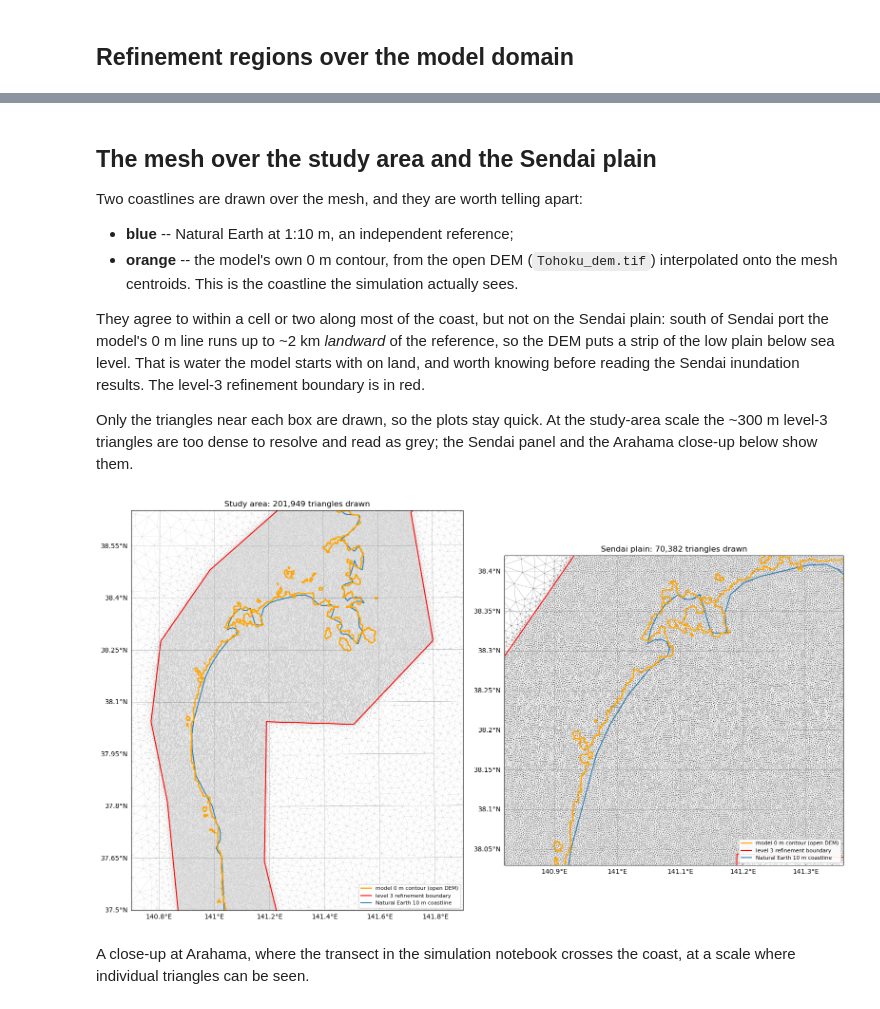
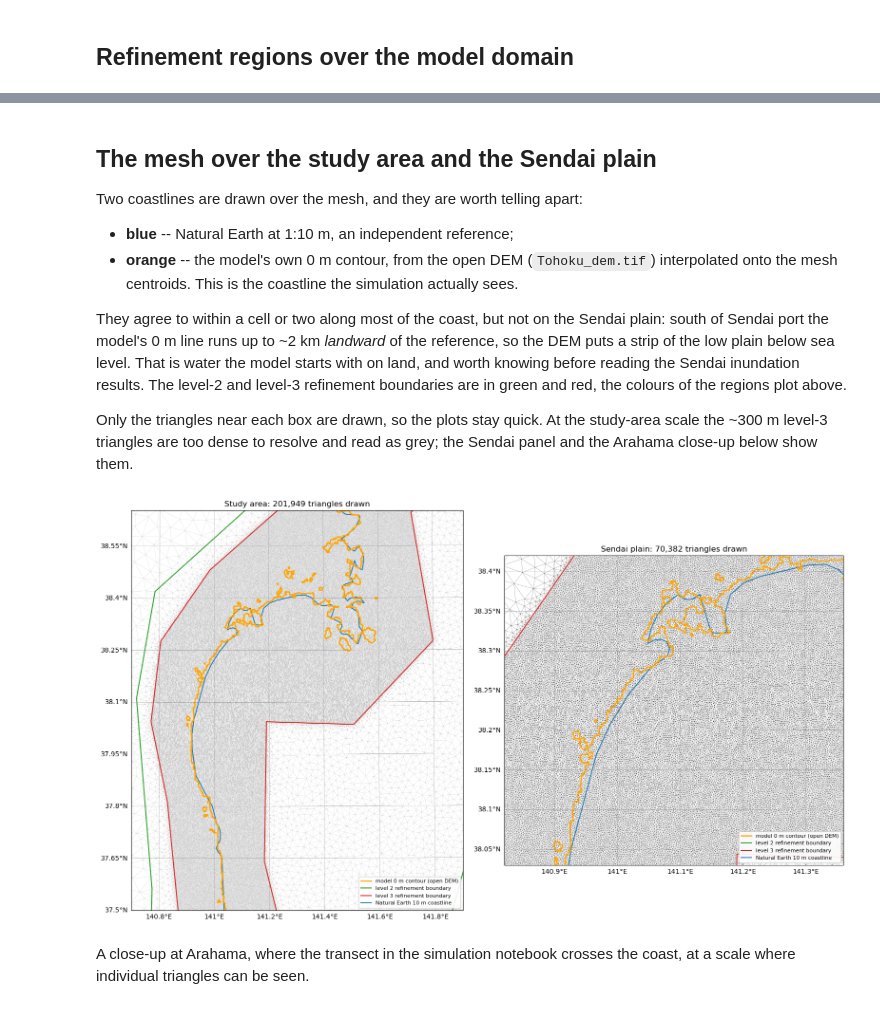
Before and after one commit to stoiver/Tohoku, a Jupyter notebook: notebook_tohoku_mesh.ipynb, the cells around one changed output, grey strips where cells are left out. Saved outputs shown, nothing was run; the diff lists cells and outputs as text; code cells hidden in the pictures.

```diff
--- a/notebook_tohoku_mesh.ipynb
+++ b/notebook_tohoku_mesh.ipynb
@@ -189,9 +191,12 @@ limit governs it.
 The equivalent cell size is the side of an equilateral triangle of the mean
 area, `sqrt(4 A / sqrt(3))`; `sqrt(A)` would understate it by ~1.5x.
 # %%
+# Level 1 (polygon_new1) is merged into the outer region: it carries the same
+# area limit as the whole domain, so it refines nothing.
+assert project.res_level1 == project.res_whole
+
 region_polys = [
-    ('outside level 1',          None,                project.res_whole),
-    ('level 1 (polygon_new1)',   project.poly_level1, project.res_level1),
+    ('outside level 2',          None,                project.res_whole),
     ('level 2 (bounding_gps)',   project.poly_level2, project.res_level2),
     ('level 3 (inundation)',     project.poly_level3, project.res_level3),
 ]
@@ -240,13 +243,14 @@ the polygon edge.
 # %% [markdown]
 ## Refinement regions over the model domain
 # %%
-region_colors = ['0.85', 'C0', 'C2', 'C3']
+region_colors = ['0.85', 'C2', 'C3']
 
 fig, ax = plt.subplots(figsize=(11, 7), subplot_kw={'projection': UTM54})
 
 for k, ((name, poly, _), c) in enumerate(zip(region_polys, region_colors)):
     if poly is None:
-        poly, c, label = project.bounding_polygon, 'k', 'model domain'
+        poly, c = project.bounding_polygon, 'k'
+        label = f'model domain: {np.sum(region == 0):,} triangles'
     else:
         label = f'{name}: {np.sum(region == k):,} triangles'
     p = densify(poly, n=20)
@@ -280,8 +284,9 @@ They agree to within a cell or two along most of the coast, but not on the
 Sendai plain: south of Sendai port the model's 0 m line runs up to ~2 km
 *landward* of the reference, so the DEM puts a strip of the low plain below
 sea level.  That is water the model starts with on land, and worth knowing
-before reading the Sendai inundation results.  The level-3 refinement
-boundary is in red.
+before reading the Sendai inundation results.  The level-2 and level-3
+refinement boundaries are in green and red, the colours of the regions plot
+above.
 
 Only the triangles near each box are drawn, so the plots stay quick.  At the
 study-area scale the ~300 m level-3 triangles are too dense to resolve and
@@ -298,37 +303,39 @@ cell_lon, cell_lat = to_ll.transform(cx, cy)
 def mesh_panel(ax, extent_ll, title, lw):
     # Select triangles by centroid in lat/lon, with a margin so the plot
     # reaches the frame edge.
     pad = 0.1 * max(extent_ll[1] - extent_ll[0], extent_ll[3] - extent_ll[2])
     sel = ((cell_lon > extent_ll[0] - pad) & (cell_lon < extent_ll[1] + pad) &
            (cell_lat > extent_ll[2] - pad) & (cell_lat < extent_ll[3] + pad))
 
     ax.triplot(Triangulation(nodes[:, 0], nodes[:, 1], triangles[sel]),
                color='0.35', lw=lw, transform=UTM54)
 
     # Model coastline: 0 m contour of the centroid elevations.
     ax.tricontour(Triangulation(cx[sel], cy[sel]), elev_c[sel], levels=[0.0],
                   colors='orange', linewidths=1.8, transform=UTM54)
     ax.plot([], [], color='orange', lw=1.8, label='model 0 m contour (open DEM)')
 
-    p = densify(project.poly_level3, n=20)
-    ax.plot(p[:, 0], p[:, 1], color='r', lw=1.5, transform=UTM54,
-            label='level 3 refinement boundary')
+    for poly, color, name in [(project.poly_level2, 'C2', 'level 2'),
+                              (project.poly_level3, 'C3', 'level 3')]:
+        p = densify(poly, n=20)
+        ax.plot(p[:, 0], p[:, 1], color=color, lw=1.5, transform=UTM54,
+                label=f'{name} refinement boundary')
     ax.coastlines(resolution='10m', color='C0', lw=1.4)
     ax.plot([], [], color='C0', lw=1.4, label='Natural Earth 10 m coastline')
 
     ax.set_extent(extent_ll, crs=PC)
     gl = ax.gridlines(draw_labels=True, lw=0.3, color='gray')
     gl.top_labels = gl.right_labels = False
     ax.set_title(f'{title}: {sel.sum():,} triangles drawn')
     ax.legend(loc='lower right', fontsize=8, framealpha=0.9)
 
 
 fig, axes = plt.subplots(1, 2, figsize=(16, 9), subplot_kw={'projection': UTM54})
 mesh_panel(axes[0], project.study_extent_ll, 'Study area', lw=0.08)
 mesh_panel(axes[1], project.sendai_extent_ll, 'Sendai plain', lw=0.25)
 plt.tight_layout()
 # %% [output]
-[figure, old version]
+[figure, new version]
 # %% [markdown]
 A close-up at Arahama, where the transect in the simulation notebook crosses
 the coast, at a scale where individual triangles can be seen.
```
Also changed, not shown: parts of 4 cells of this notebook.
